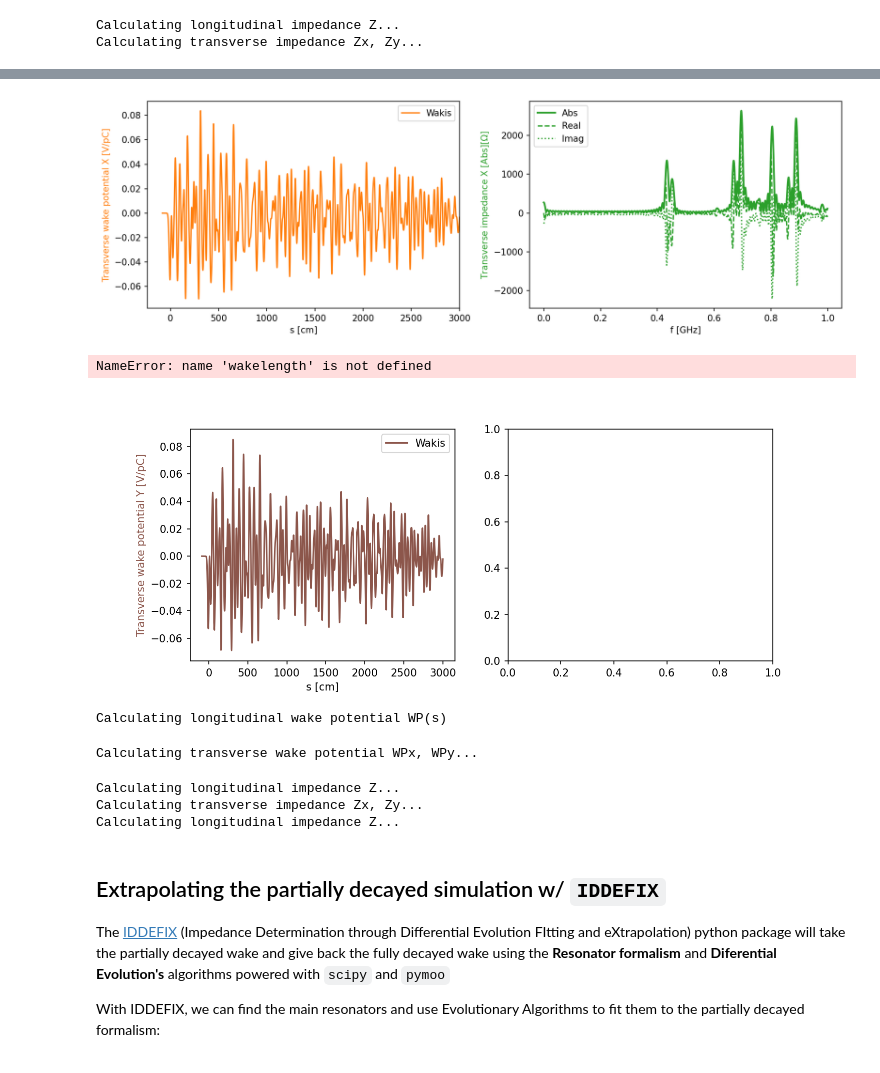
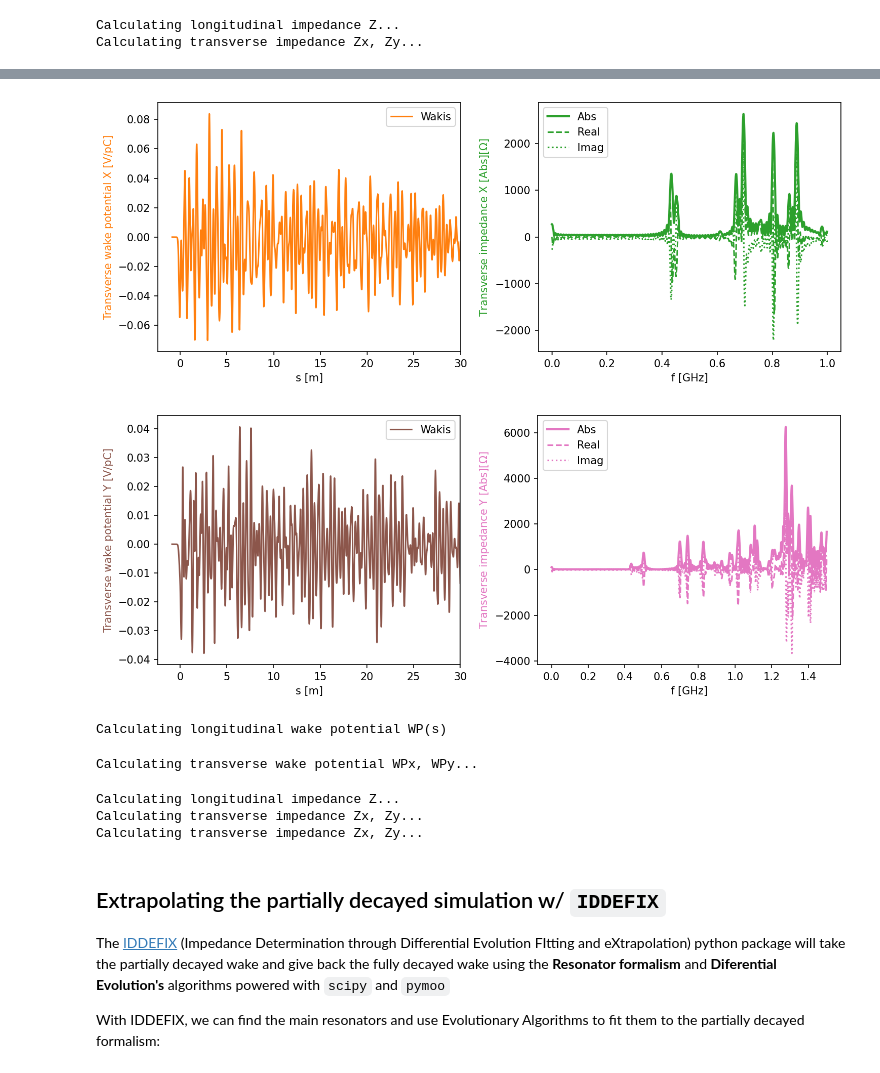
Before and after one commit to ImpedanCEI/BE-Seminar-demo, a Jupyter notebook: 001_BEcavity.ipynb, the cells around one changed output, grey strips where cells are left out. Cells and saved outputs as stored; diff of their text form; code cells hidden in the pictures.

```diff
--- a/001_BEcavity.ipynb
+++ b/001_BEcavity.ipynb
@@ -450,32 +469,32 @@ fig1.savefig(results_folder+'longitudinal.png')
 # %%
 # Plot transverse x wake potential and impedance
 fig2, ax = plt.subplots(1,2, figsize=[10,4], dpi=150)
-ax[0].plot(wake.s*1e2, wake.WPx, c='tab:orange', lw=1.5, label='Wakis')
-ax[0].set_xlabel('s [cm]')
+ax[0].plot(wake.s, wake.WPx, c='tab:orange', lw=1.5, label='Wakis')
+ax[0].set_xlabel('s [m]')
 ax[0].set_ylabel('Transverse wake potential X [V/pC]', color='tab:orange')
 ax[0].legend()
-ax[0].set_xlim(xmax=wakelength*1e2)
+ax[0].set_xlim(xmax=wakelength)
 
 ax[1].plot(wake.fx*1e-9, np.abs(wake.Zx), c='tab:green', lw=2, label='Abs')
 ax[1].plot(wake.fx*1e-9, np.real(wake.Zx), c='tab:green', ls='--', lw=1.5, label='Real')
 ax[1].plot(wake.fx*1e-9, np.imag(wake.Zx), c='tab:green', ls=':', lw=1.5, label='Imag')
 ax[1].set_xlabel('f [GHz]')
 ax[1].set_ylabel('Transverse impedance X [Abs][$\Omega$]', color='tab:green')
 ax[1].legend()
 
 fig2.tight_layout()
 fig2.savefig(results_folder+'transverse_x.png')
 #plt.show()
 # %% [output]
-[figure, old version]
+[figure, new version]
 # %%
 # Plot transverse y wake potential and impedance
 fig3, ax = plt.subplots(1,2, figsize=[10,4], dpi=150)
-ax[0].plot(wake.s*1e2, wake.WPy, c='tab:brown', lw=1.5, label='Wakis')
-ax[0].set_xlabel('s [cm]')
+ax[0].plot(wake.s, wake.WPy, c='tab:brown', lw=1.5, label='Wakis')
+ax[0].set_xlabel('s [m]')
 ax[0].set_ylabel('Transverse wake potential Y [V/pC]', color='tab:brown')
 ax[0].legend()
-ax[0].set_xlim(xmax=wakelength*1e2)
+ax[0].set_xlim(xmax=wakelength)
 
 ax[1].plot(wake.fy*1e-9, np.abs(wake.Zy), c='tab:pink', lw=2, label='Abs')
 ax[1].plot(wake.fy*1e-9, np.real(wake.Zy), c='tab:pink', ls='--', lw=1.5, label='Real')
@@ -488,20 +507,19 @@ fig3.tight_layout()
 fig3.savefig(results_folder+'transverse_y.png')
 #plt.show()
 # %% [output]
-NameError: name 'wakelength' is not defined
-[figure, old version]
+[figure, new version]
 # %%
 # We can also recompute the quantities with different parameters e.g.:
 
 wake.skip_cells = 15
 wake.solve()                                    # recomputes all the quantities
-wake.calc_long_Z(samples=10001, fmax=1.5e9)     # recomputes single quantities
+wake.calc_trans_Z(samples=10001, fmax=1.5e9)     # recomputes single quantities
 # %% [output]
 Calculating longitudinal wake potential WP(s)
 Calculating transverse wake potential WPx, WPy...
 Calculating longitudinal impedance Z...
 Calculating transverse impedance Zx, Zy...
-Calculating longitudinal impedance Z...
+Calculating transverse impedance Zx, Zy...
 # %% [markdown]
 ## Extrapolating the partially decayed simulation w/ `IDDEFIX`
 
```
Also changed, not shown: parts of 31 cells of this notebook.
